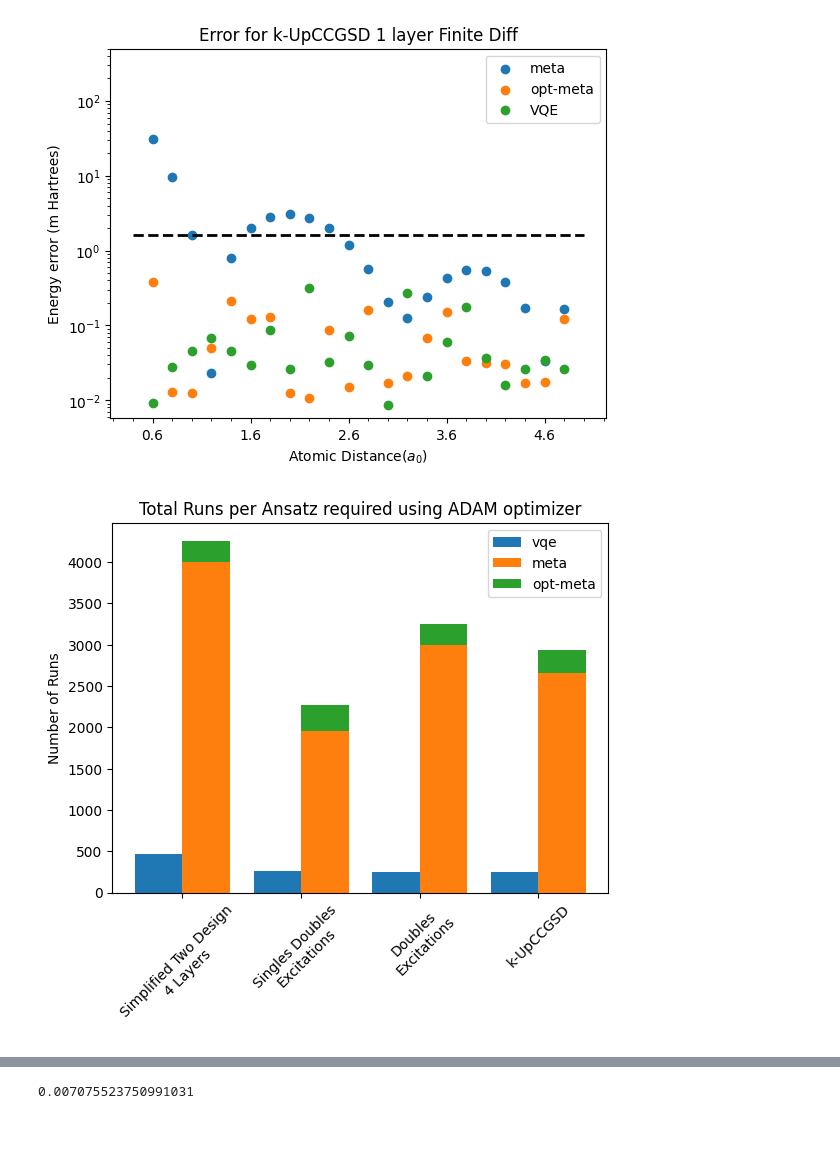
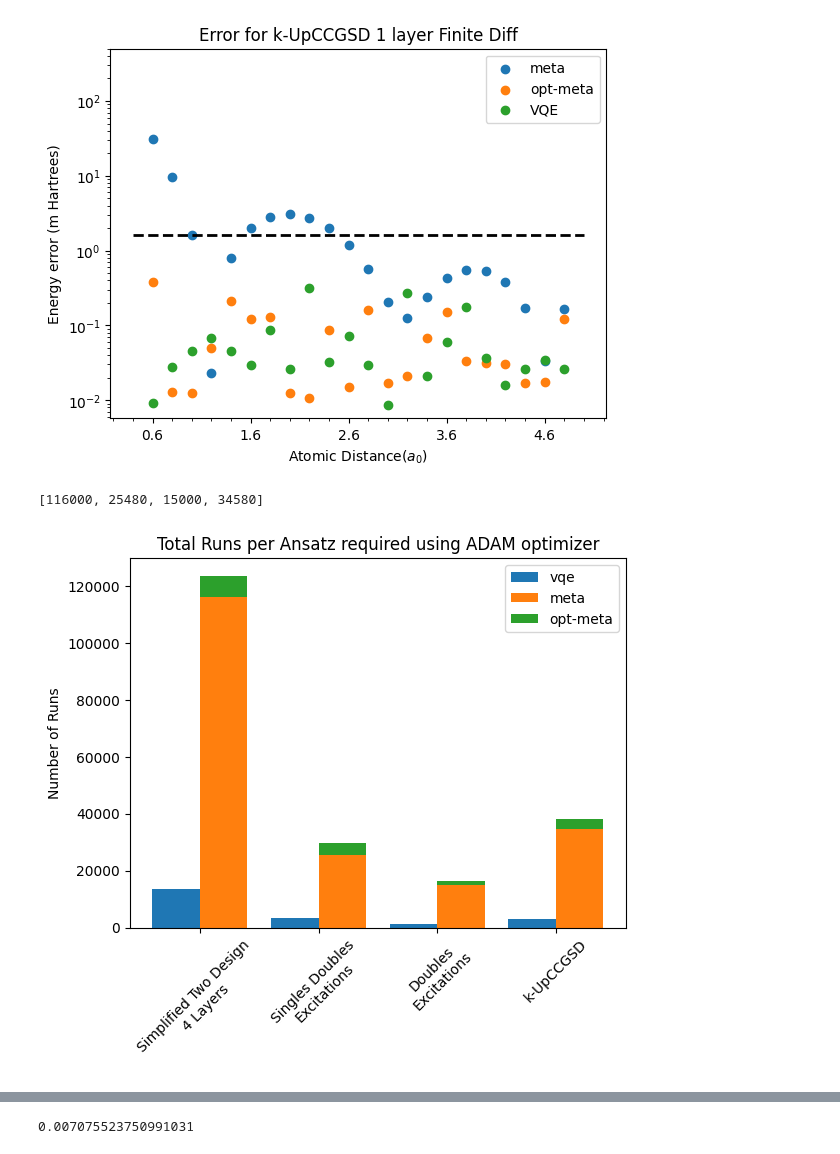
Before and after one commit to sergioandrescs/meta-VQE-pennylane, a Jupyter notebook: catalyst/plot_analytic.ipynb, the cells around one changed output, grey strips where cells are left out. Drawn from its saved outputs; the diff is of its cells as text; code cells hidden in the pictures.

```diff
--- a/catalyst/plot_analytic.ipynb
+++ b/catalyst/plot_analytic.ipynb
@@ -213,34 +213,37 @@ kupccgsd_runs_meta_fd = kupccgsd_data_fd["adam"]["meta"]["runs"]
 # %%
 # Ploting number of runs
 # 29,4,13
 
 
 fig, ax = plt.subplots()
 
-vqe_data = [s2d_runs_vqe_fd, single_double_runs_vqe_fd, single_runs_vqe_fd, kupccgsd_runs_vqe_fd]
-opt_meta_data = [s2d_runs_opt_meta_fd, single_double_runs_opt_meta_fd, single_runs_opt_meta_fd, kupccgsd_runs_opt_meta_fd]
+vqe_data = [29*s2d_runs_vqe_fd, 13*single_double_runs_vqe_fd, 5*single_runs_vqe_fd, 13*kupccgsd_runs_vqe_fd]
+opt_meta_data = [29*s2d_runs_opt_meta_fd, 13*single_double_runs_opt_meta_fd, 5*single_runs_opt_meta_fd, 13*kupccgsd_runs_opt_meta_fd]
 
-meta_runs = [20*s2d_runs_meta_fd, 20*single_double_runs_meta_fd, 20*single_runs_meta_fd, 20*kupccgsd_runs_meta_fd]
+meta_runs = [20*29*s2d_runs_meta_fd, 20*13*single_double_runs_meta_fd, 20*5*single_runs_meta_fd, 20*13*kupccgsd_runs_meta_fd]
+
+print(meta_runs)
 
 vqe_data_joined = [np.sum(data) for data in vqe_data]
 opt_meta_data_joined = [np.sum(data) for data in opt_meta_data]
 
 ind = np.arange(len(vqe_data_joined))
 
 width = 0.4                      # the width of the bars
 
 ax.set_ylabel('Number of Runs')
 ax.set_title('Total Runs per Ansatz required using ADAM optimizer')
 xTickMarks = ["Simplified Two Design\n4 Layers", "Singles Doubles\nExcitations", "Doubles\nExcitations", "k-UpCCGSD"]
 ax.set_xticks(ind+(width/2))
 xtickNames = ax.set_xticklabels(xTickMarks)
 plt.setp(xtickNames, rotation=45, fontsize=10)
 
 
 plt.bar(np.arange(len(vqe_data_joined)), vqe_data_joined, width=width, label = "vqe")
 plt.bar(np.arange(len(meta_runs))+ width, meta_runs, width=width, label="meta")
 plt.bar(np.arange(len(opt_meta_data_joined))+ width, opt_meta_data_joined, width=width, bottom= meta_runs, label="opt-meta")
 ax.legend()
 plt.show()
 # %% [output]
+[116000, 25480, 15000, 34580]
-[figure, old version]
+[figure, new version]
```
Also changed, not shown: parts of 5 cells of this notebook, 18 other files.
